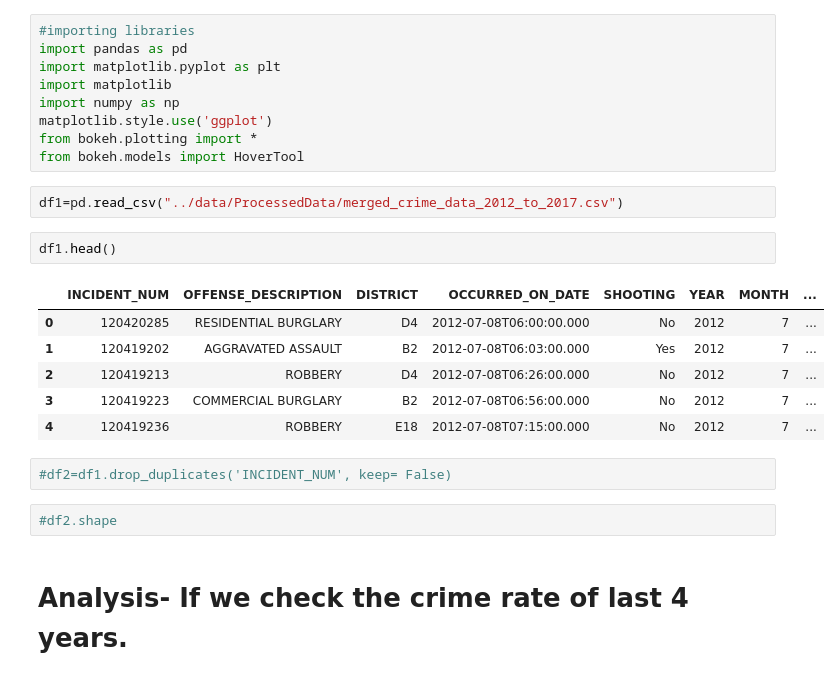
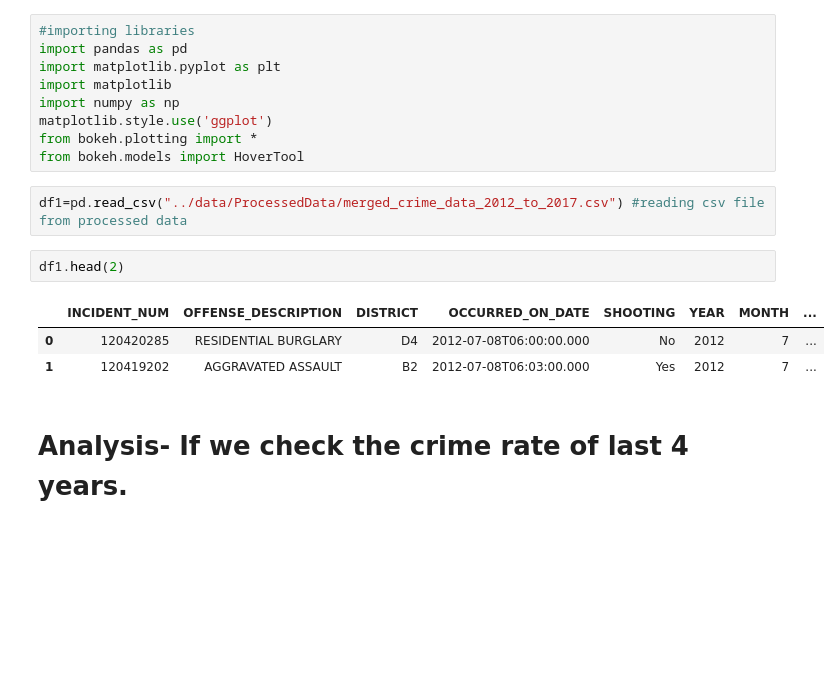
Before and after one commit to rajusingh7777/singh_raju_spring2017, a Jupyter notebook: Final/analysis/analysis1.ipynb, the cells around one changed output. Cells and saved outputs as stored; diff of their text form; blank space fills up the shorter version.

```diff
--- a/Final/analysis/analysis1.ipynb
+++ b/Final/analysis/analysis1.ipynb
@@ -10,20 +10,13 @@ matplotlib.style.use('ggplot')
 from bokeh.plotting import *
 from bokeh.models import HoverTool
 # %%
-df1=pd.read_csv("../data/ProcessedData/merged_crime_data_2012_to_2017.csv")
+df1=pd.read_csv("../data/ProcessedData/merged_crime_data_2012_to_2017.csv") #reading csv file from processed data
 # %%
-df1.head()
+df1.head(2)
 # %% [output]
 |  | INCIDENT_NUM | OFFENSE_DESCRIPTION | DISTRICT | OCCURRED_ON_DATE | SHOOTING | YEAR | MONTH | ... |
 | 0 | 120420285 | RESIDENTIAL BURGLARY | D4 | 2012-07-08T06:00:00.000 | No | 2012 | 7 | ... |
 | 1 | 120419202 | AGGRAVATED ASSAULT | B2 | 2012-07-08T06:03:00.000 | Yes | 2012 | 7 | ... |
-| 2 | 120419213 | ROBBERY | D4 | 2012-07-08T06:26:00.000 | No | 2012 | 7 | ... |
-| 3 | 120419223 | COMMERCIAL BURGLARY | B2 | 2012-07-08T06:56:00.000 | No | 2012 | 7 | ... |
-| 4 | 120419236 | ROBBERY | E18 | 2012-07-08T07:15:00.000 | No | 2012 | 7 | ... |
-# %%
-#df2=df1.drop_duplicates('INCIDENT_NUM', keep= False)
-# %%
-#df2.shape
 # %% [markdown]
 # Analysis- If we check the crime rate of last 4 years.
 # %%
```
Also changed, not shown: parts of 21 cells of this notebook, 5 other files.
